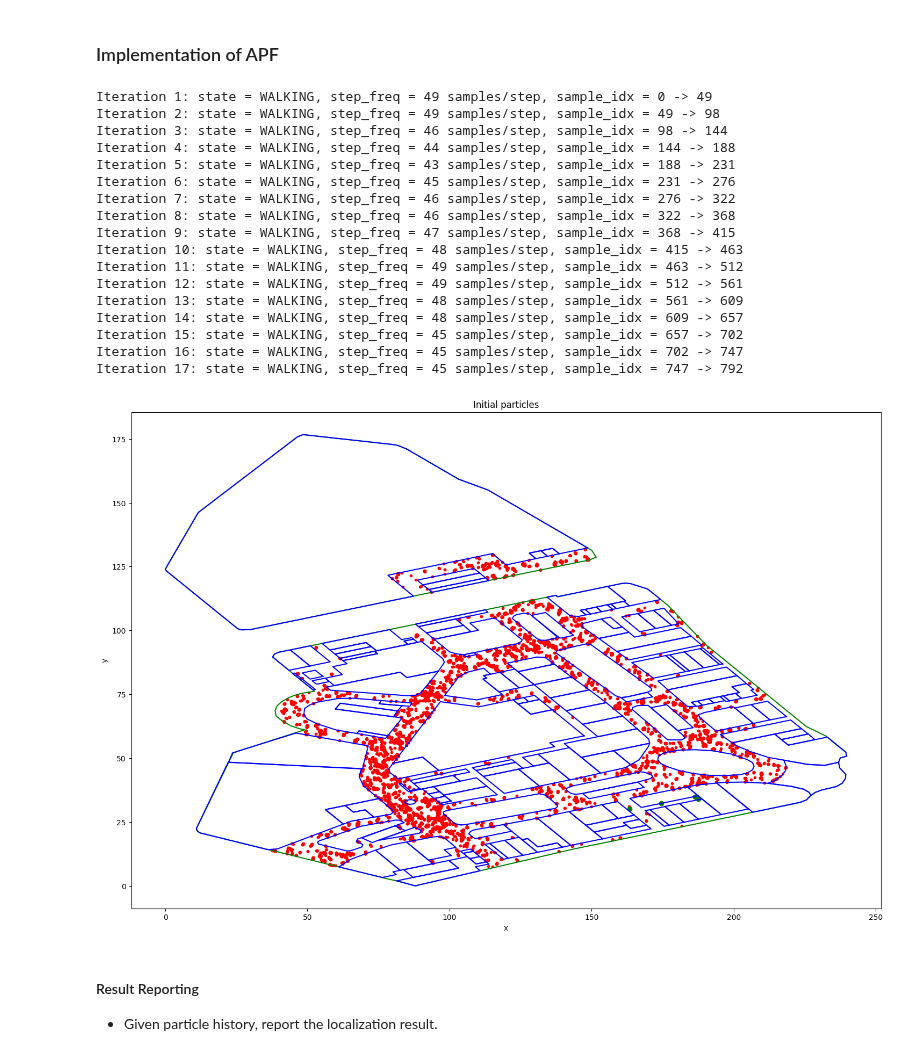
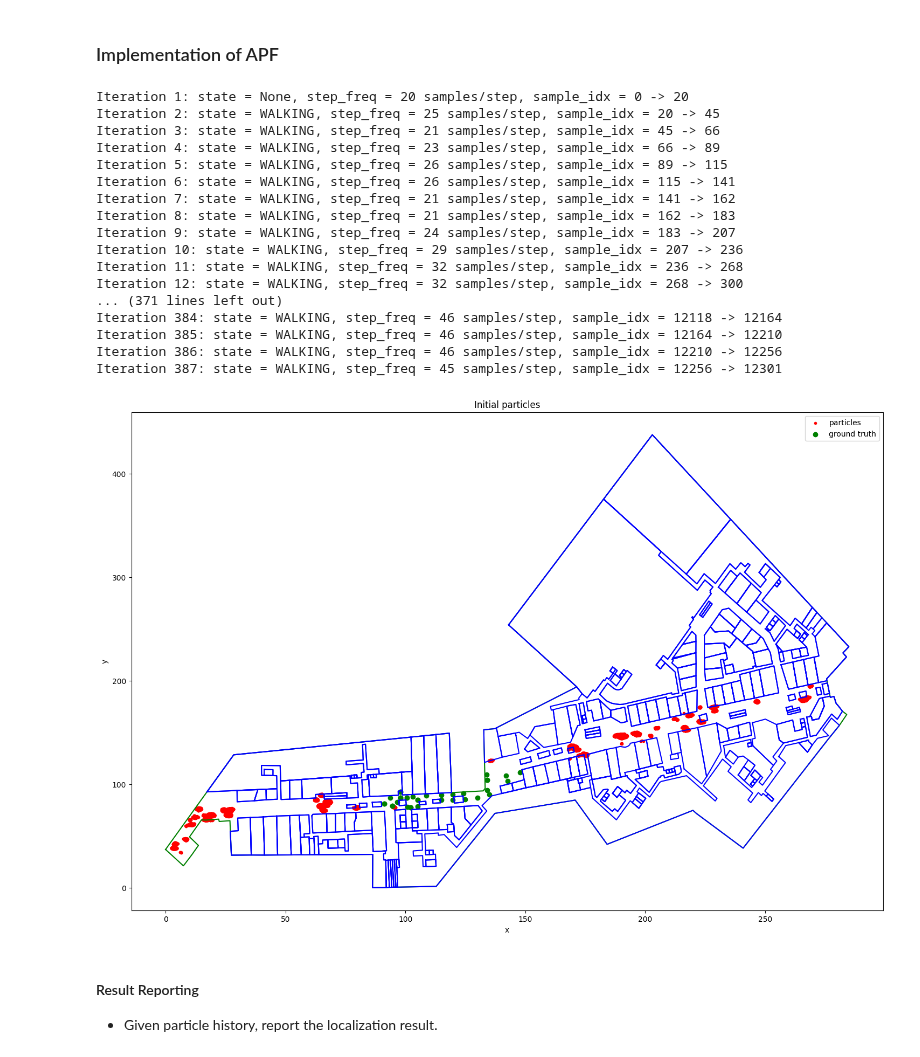
Before and after one commit to hungnd11/my-thesis, a Jupyter notebook: code/notebooks/zee.ipynb, the cells around one changed output. Cells and saved outputs as stored; diff of their text form; code cells hidden in the pictures.

```diff
--- a/code/notebooks/zee.ipynb
+++ b/code/notebooks/zee.ipynb
@@ -833,0 +772,2 @@ plt.show()
+# %%
+_ = nn.fit(X_ss)
@@ -839,12 +781,12 @@ class APFStep(object):
   particles: np.ndarray
   parent: np.ndarray
   sample_index: int
-  children: np.ndarray = None
+  children: np.ndarray | None = None
 # %%
 # Initialization
 
 ss_n = len(ss_x)
-n_particles = 10000
+n_particles = 100000
 
 # Range for stride length
 stride_length_min, stride_length_max = 0.5, 1.2
@@ -944,7 +886,13 @@ while True:
     particle_mask = shapely.vectorized.contains(floor_search_space, particles[:, 0], particles[:, 1])
     n_eliminated = np.count_nonzero(~particle_mask)
 
+    n_tries = 0
     while n_eliminated > 0:
+      n_tries += 1
+
+      if n_tries > 10:
+        break
+
       parent[~particle_mask] = np.random.choice(particle_indices, size=n_eliminated)
       particles[~particle_mask] = last_particles[parent[~particle_mask]]
 
@@ -971,7 +919,9 @@ while True:
           particles[~particle_mask, 0] = particles[~particle_mask, 0] + stride_length * (j - i) / step_freq * np.cos(angle)
           particles[~particle_mask, 1] = particles[~particle_mask, 1] + stride_length * (j - i) / step_freq * np.sin(angle)
 
-      particle_mask = shapely.vectorized.contains(floor_search_space, particles[:, 0], particles[:, 1])
+      # This method is time consuming
+      dists, indices = nn.kneighbors(particles[:, :2], n_neighbors=1)
+      particle_mask = dists[:, 0] < grid_resolution
       n_eliminated = np.count_nonzero(~particle_mask)
 
     # Append history
@@ -981,23 +931,23 @@ while True:
   prev_t_opt = t_opt
   step_idx = next_step_idx
 # %% [output]
-Iteration 1: state = WALKING, step_freq = 49 samples/step, sample_idx = 0 -> 49
-Iteration 2: state = WALKING, step_freq = 49 samples/step, sample_idx = 49 -> 98
-Iteration 3: state = WALKING, step_freq = 46 samples/step, sample_idx = 98 -> 144
-Iteration 4: state = WALKING, step_freq = 44 samples/step, sample_idx = 144 -> 188
-Iteration 5: state = WALKING, step_freq = 43 samples/step, sample_idx = 188 -> 231
-Iteration 6: state = WALKING, step_freq = 45 samples/step, sample_idx = 231 -> 276
-Iteration 7: state = WALKING, step_freq = 46 samples/step, sample_idx = 276 -> 322
-Iteration 8: state = WALKING, step_freq = 46 samples/step, sample_idx = 322 -> 368
-Iteration 9: state = WALKING, step_freq = 47 samples/step, sample_idx = 368 -> 415
-Iteration 10: state = WALKING, step_freq = 48 samples/step, sample_idx = 415 -> 463
-Iteration 11: state = WALKING, step_freq = 49 samples/step, sample_idx = 463 -> 512
-Iteration 12: state = WALKING, step_freq = 49 samples/step, sample_idx = 512 -> 561
-Iteration 13: state = WALKING, step_freq = 48 samples/step, sample_idx = 561 -> 609
-Iteration 14: state = WALKING, step_freq = 48 samples/step, sample_idx = 609 -> 657
-Iteration 15: state = WALKING, step_freq = 45 samples/step, sample_idx = 657 -> 702
-Iteration 16: state = WALKING, step_freq = 45 samples/step, sample_idx = 702 -> 747
-Iteration 17: state = WALKING, step_freq = 45 samples/step, sample_idx = 747 -> 792
+Iteration 1: state = None, step_freq = 20 samples/step, sample_idx = 0 -> 20
+Iteration 2: state = WALKING, step_freq = 25 samples/step, sample_idx = 20 -> 45
+Iteration 3: state = WALKING, step_freq = 21 samples/step, sample_idx = 45 -> 66
+Iteration 4: state = WALKING, step_freq = 23 samples/step, sample_idx = 66 -> 89
+Iteration 5: state = WALKING, step_freq = 26 samples/step, sample_idx = 89 -> 115
+Iteration 6: state = WALKING, step_freq = 26 samples/step, sample_idx = 115 -> 141
+Iteration 7: state = WALKING, step_freq = 21 samples/step, sample_idx = 141 -> 162
+Iteration 8: state = WALKING, step_freq = 21 samples/step, sample_idx = 162 -> 183
+Iteration 9: state = WALKING, step_freq = 24 samples/step, sample_idx = 183 -> 207
+Iteration 10: state = WALKING, step_freq = 29 samples/step, sample_idx = 207 -> 236
+Iteration 11: state = WALKING, step_freq = 32 samples/step, sample_idx = 236 -> 268
+Iteration 12: state = WALKING, step_freq = 32 samples/step, sample_idx = 268 -> 300
+... (371 lines left out)
+Iteration 384: state = WALKING, step_freq = 46 samples/step, sample_idx = 12118 -> 12164
+Iteration 385: state = WALKING, step_freq = 46 samples/step, sample_idx = 12164 -> 12210
+Iteration 386: state = WALKING, step_freq = 46 samples/step, sample_idx = 12210 -> 12256
+Iteration 387: state = WALKING, step_freq = 45 samples/step, sample_idx = 12256 -> 12301
 # %%
 # Backward belief propagation
 
@@ -1014,38 +964,40 @@ fig, ax = plt.subplots(1, 1, figsize=(18, 12))
 
 for floor_polygon in floor_polygons:
     x, y = floor_polygon.exterior.xy
-    ax.plot(x, y, color="green", label="floor")
+    ax.plot(x, y, color="green")
 
 for store_polygon in store_polygons:
     x, y = store_polygon.exterior.xy
-    ax.plot(x, y, color="blue", label="store")
+    ax.plot(x, y, color="blue")
 
 ax.set_xlabel("x")
 ax.set_ylabel("y")
 ax.set_title("Initial particles")
 
-particles    = history[15].particles
-has_children = history[15].has_children
+particles    = history[150].particles
+has_children = history[150].has_children
 
 ax.scatter(
     particles[has_children][:, 0],
     particles[has_children][:, 1],
     marker=".",
     color="red",
     label="particles",
 )
 ax.scatter(
     r_gt_location[:, 0],
     r_gt_location[:, 1],
     marker="o",
     color="green",
     label="ground truth",
 )
 
+ax.legend()
+
 plt.ticklabel_format(useOffset=False)
 plt.show()
 # %% [output]
-[figure, old version]
+[figure, new version]
 # %% [markdown]
 #### Result Reporting
 
```
Also changed, not shown: parts of 81 cells of this notebook, 5 other files.
